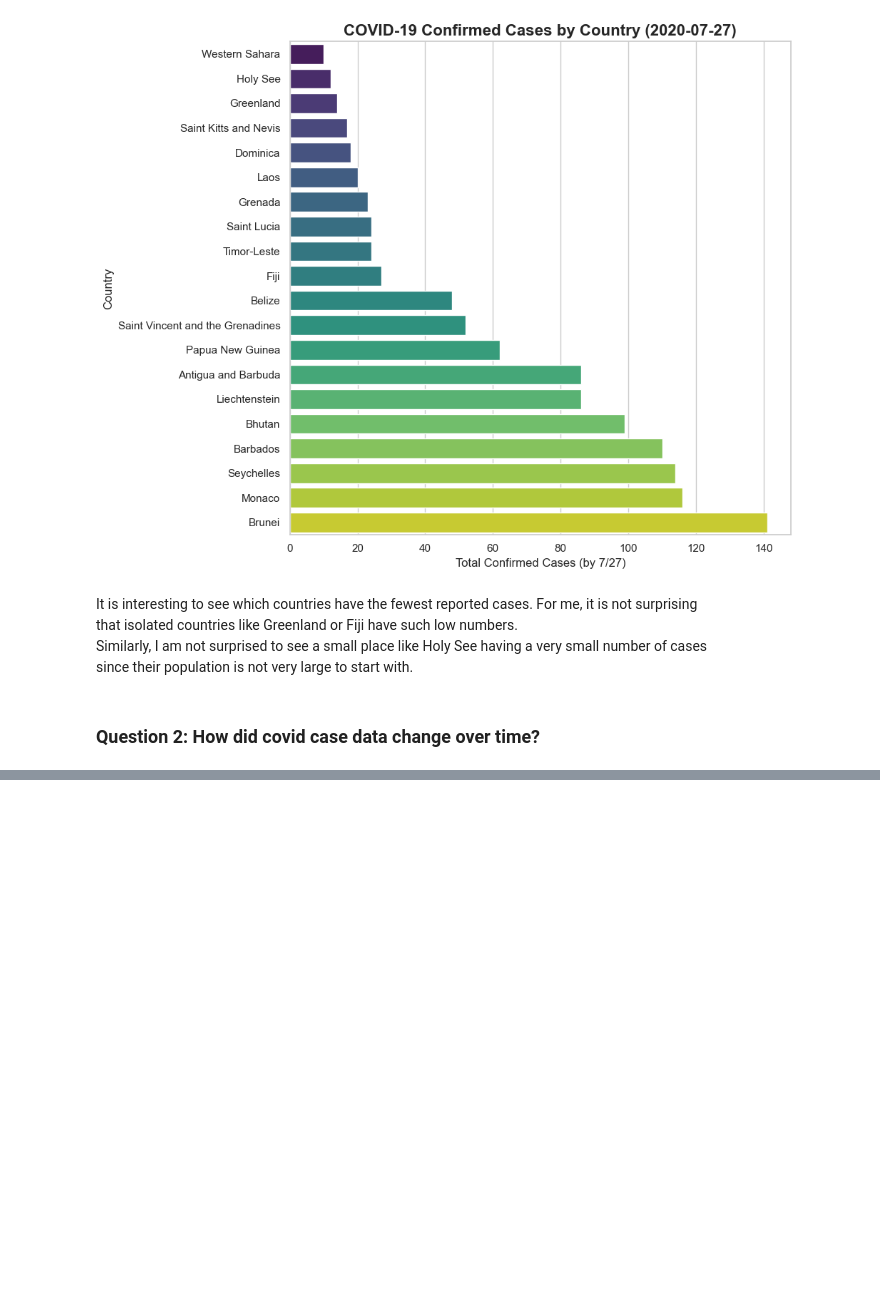
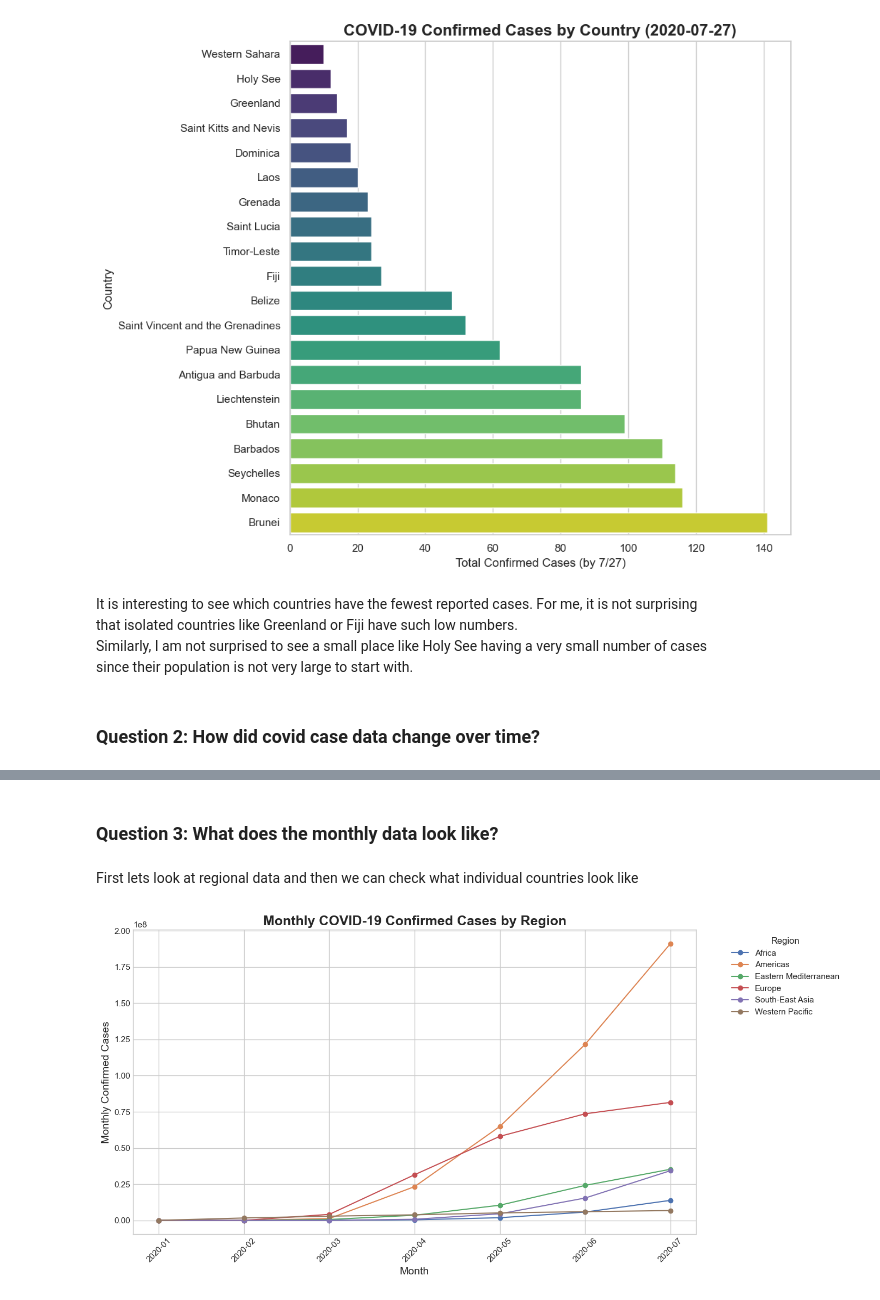
Before and after one commit to willrun808/Projects, a Jupyter notebook: COVID19.ipynb, the cells around one changed output, grey strips where cells are left out. Cells and saved outputs as stored; diff of their text form; code cells hidden in the pictures; blank space fills up the shorter version.

```diff
--- a/COVID19.ipynb
+++ b/COVID19.ipynb
@@ -481,0 +561,37 @@ plt.show()
+# %% [markdown]
+### Question 3: What does the monthly data look like?
+# %% [markdown]
+First lets look at regional data and then we can check what individual countries look like
+# %%
+# looking at confirmed cases first
+conn = sqlite3.connect("covid.db")
+monthly_df = pd.read_sql_query("""
+select
+    Country,
+    WHO_Region,
+    strftime('%Y-%m', Date) as year_month,
+    sum(Confirmed) as monthly_confirmed
+from covid
+group by Country, WHO_Region, year_month
+order by year_month, Country;
+""", conn)
+
+region_month = (
+    monthly_df.groupby(["WHO_Region", "year_month"])["monthly_confirmed"]
+    .sum()
+    .reset_index()
+)
+
+pivot_rm = region_month.pivot(index="year_month", columns="WHO_Region", values="monthly_confirmed")
+
+plt.figure(figsize=(14, 7))
+pivot_rm.plot(ax=plt.gca(), marker='o')
+plt.title("Monthly COVID-19 Confirmed Cases by Region", fontsize=18, weight='bold')
+plt.xlabel("Month", fontsize=14)
+plt.ylabel("Monthly Confirmed Cases", fontsize=14)
+plt.xticks(rotation=45)
+plt.legend(title="Region", bbox_to_anchor=(1.05, 1), loc='upper left')
+plt.tight_layout()
+plt.show()
+# %% [output]
+[figure, added]
```
Also changed, not shown: parts of 14 cells of this notebook, 1 other file.
